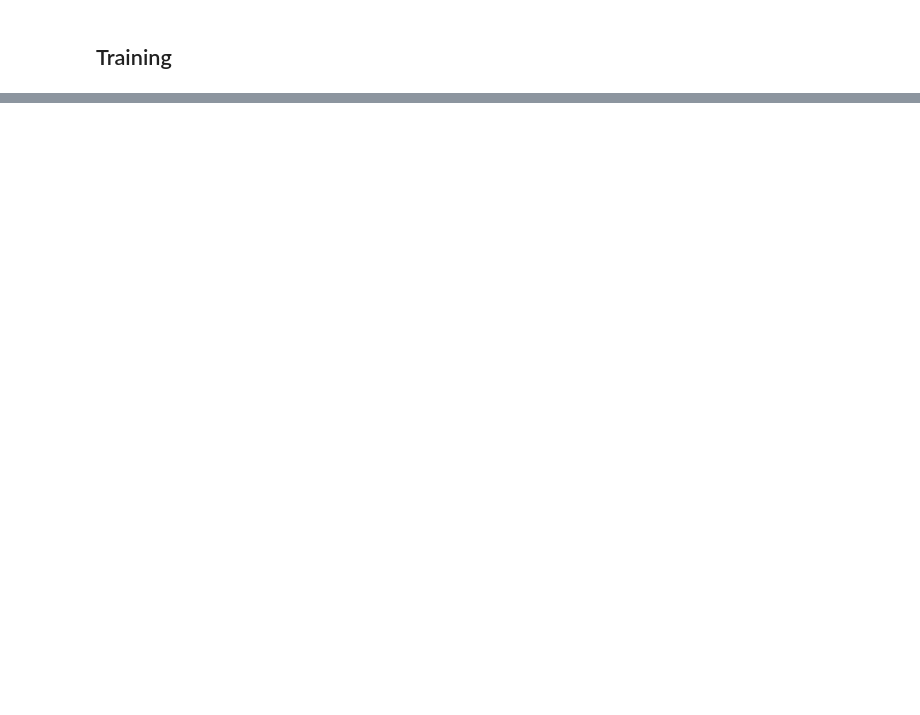
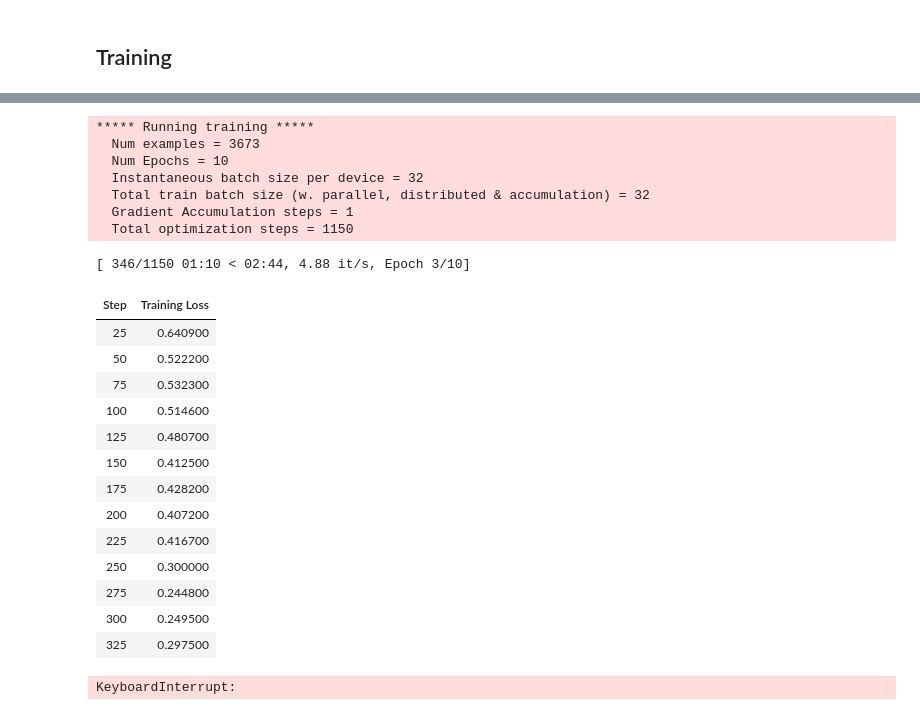
Before and after one commit to horychtom/czech-media-bias-detection, a Jupyter notebook: notebooks/media/wiki-cs-training.ipynb, the cells around one changed output, grey strips where cells are left out. Drawn from its saved outputs; the diff is of its cells as text; code cells hidden in the pictures; blank space fills up the shorter version.

```diff
--- a/notebooks/media/wiki-cs-training.ipynb
+++ b/notebooks/media/wiki-cs-training.ipynb
@@ -41,4 +74,12 @@ Some weights of RobertaForSequenceClassification were not initialized from the m
 You should probably TRAIN this model on a down-stream task to be able to use it for predictions and inference.
+# %%
+tokenize = lambda data : tokenizer(data['sentence'], truncation=True)
+# %%
+tokenized_data = babe_cs.map(tokenize,batched=True)
+tokenized_data = tokenized_data.remove_columns(['sentence'])
+tokenized_data.set_format("torch")
+
+data_collator = DataCollatorWithPadding(tokenizer=tokenizer)
 # %%
 training_args = TrainingArguments(
     output_dir='../',
@@ -57,5 +107,34 @@ Loading cached processed dataset at /home/horyctom/.cache/huggingface/datasets/c
 # %%
 data_collator = DataCollatorWithPadding(tokenizer=tokenizer)
+# %%
+model = RobertaForSequenceClassification.from_pretrained(model_checkpoint);
+trainer = Trainer(model,training_args,train_dataset=tokenized_data,data_collator=data_collator,
+                      tokenizer=tokenizer)
+trainer.train()
+# %% [output]
+***** Running training *****
+  Num examples = 3673
+  Num Epochs = 10
+  Instantaneous batch size per device = 32
+  Total train batch size (w. parallel, distributed & accumulation) = 32
+  Gradient Accumulation steps = 1
+  Total optimization steps = 1150
+[ 346/1150 01:10 < 02:44, 4.88 it/s, Epoch 3/10]
+| Step | Training Loss |
+| 25 | 0.640900 |
+| 50 | 0.522200 |
+| 75 | 0.532300 |
+| 100 | 0.514600 |
+| 125 | 0.480700 |
+| 150 | 0.412500 |
+| 175 | 0.428200 |
+| 200 | 0.407200 |
+| 225 | 0.416700 |
+| 250 | 0.300000 |
+| 275 | 0.244800 |
+| 300 | 0.249500 |
+| 325 | 0.297500 |
+KeyboardInterrupt:
 # %%
 trainer = Trainer(model,training_args,train_dataset=train_tokenized,data_collator=data_collator,tokenizer=tokenizer)
 trainer.train()
```
Also changed, not shown: parts of 12 cells of this notebook, 3 other files.
